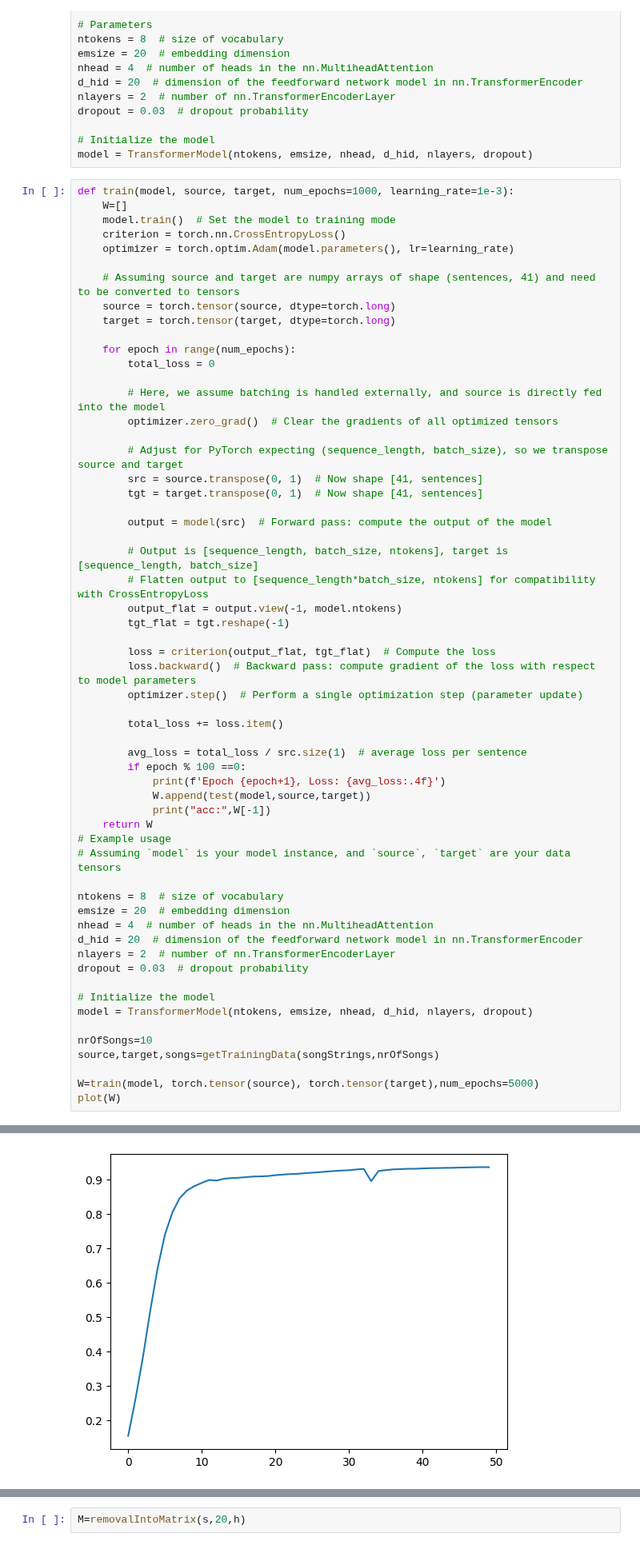
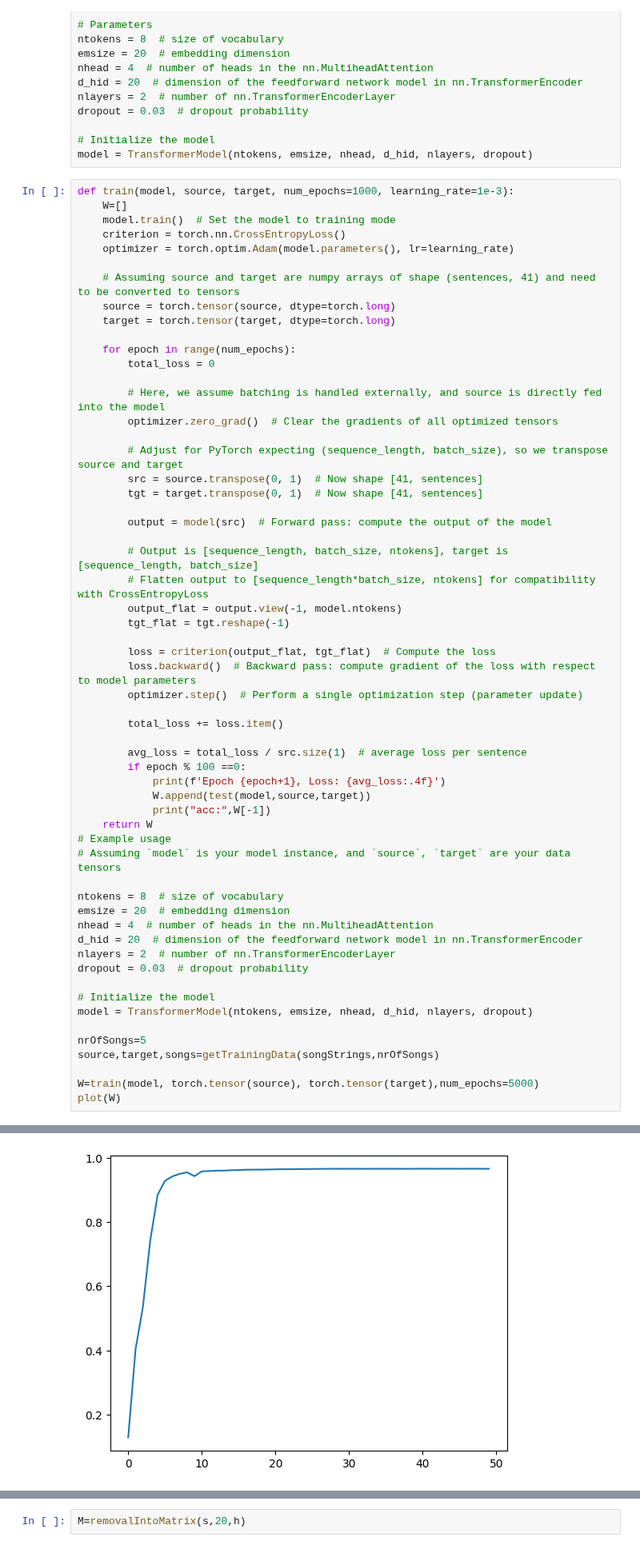
Before and after one commit to Ahmadar91/Master-sThesis, a Jupyter notebook: altModel.ipynb, the cells around one changed output, grey strips where cells are left out. Shown at 80% size. Drawn from its saved outputs; the diff is of its cells as text.

```diff
--- a/altModel.ipynb
+++ b/altModel.ipynb
@@ -279,7 +280,7 @@ dropout = 0.03  # dropout probability
 # Initialize the model
 model = TransformerModel(ntokens, emsize, nhead, d_hid, nlayers, dropout)
 
-nrOfSongs=10
+nrOfSongs=5
 source,target,songs=getTrainingData(songStrings,nrOfSongs)
 
 W=train(model, torch.tensor(source), torch.tensor(target),num_epochs=5000)
@@ -305,5 +306,5 @@ acc: 0.9367015098722415
 [<matplotlib.lines.Line2D at 0x...>]
-[figure, old version]
+[figure, new version]
 # %%
 def test(model, source, target):
     model.eval()  # Set the model to evaluation mode
```
Also changed, not shown: parts of 17 cells of this notebook.
